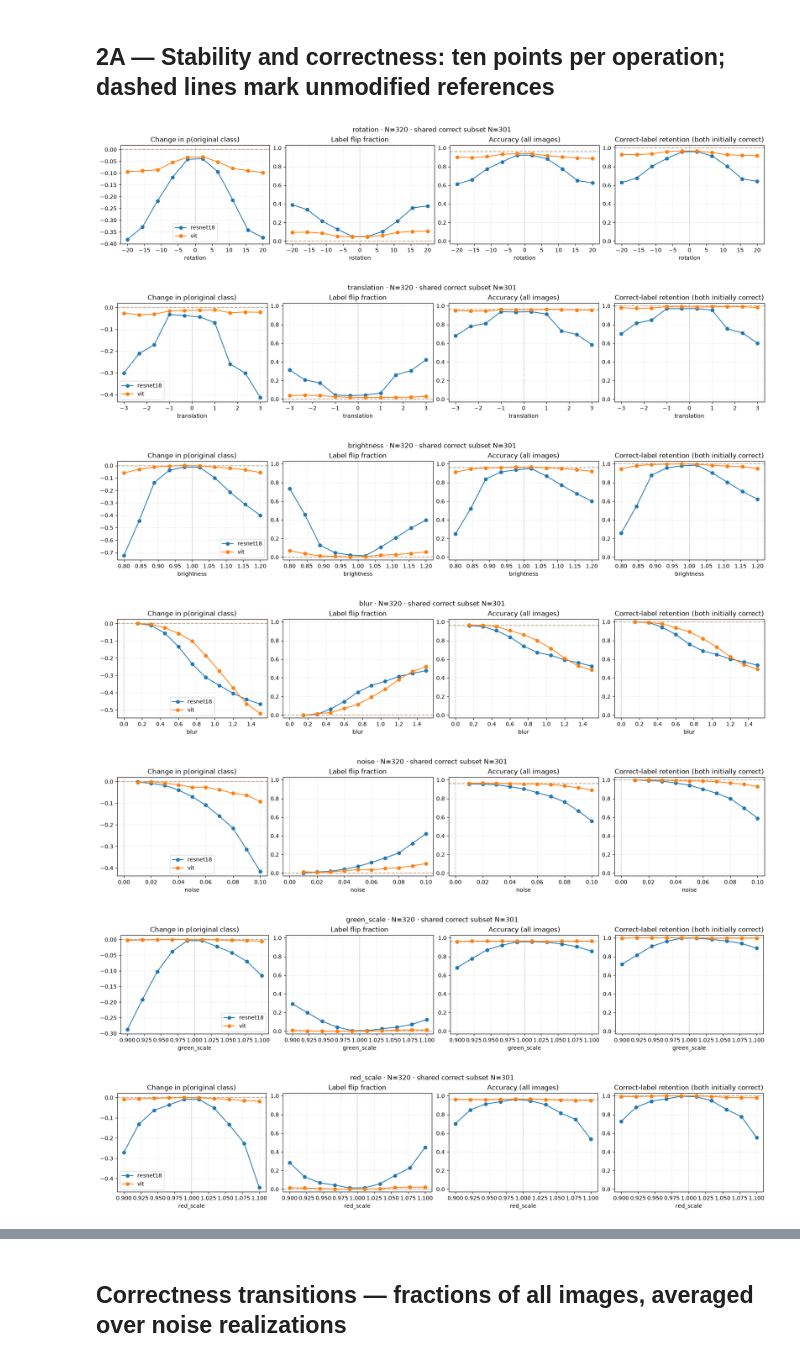
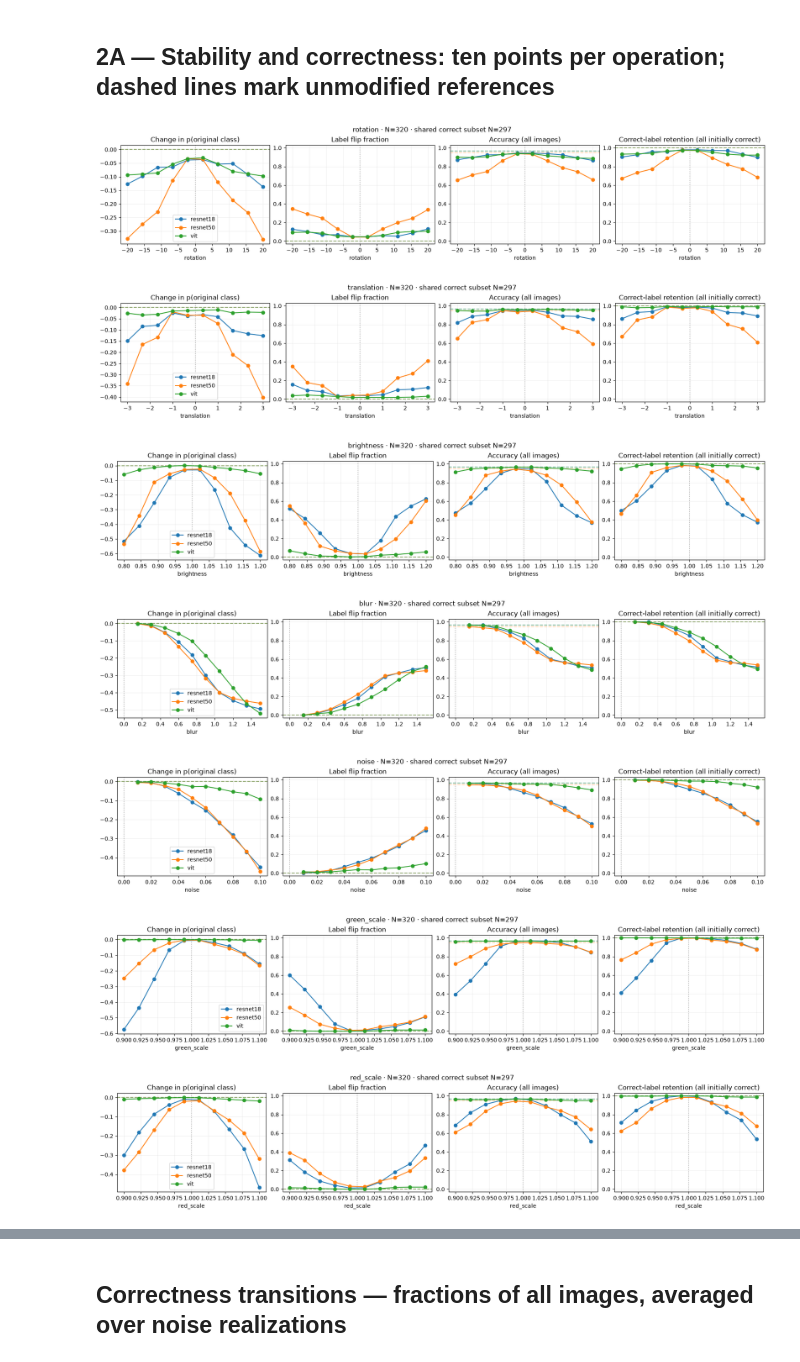
Before and after one commit to jseibezeder/AI_and_Visualization_Project, a Jupyter notebook: stability_analysis.ipynb, the cells around one changed output, grey strips where cells are left out. Cells and saved outputs as stored; diff of their text form; code cells hidden in the pictures.

```diff
--- a/stability_analysis.ipynb
+++ b/stability_analysis.ipynb
@@ -10,19 +10,22 @@ import torch
 import matplotlib.pyplot as plt
 from PIL import Image, ImageEnhance, ImageFilter
 from transformers import ViTForImageClassification, ViTImageProcessor
-from models.resnet18.models import ResNet18
+from torchvision.models import resnet18
+from models.resnet18.models import ResNet50
 
 seed, per_class, batch_size = 42, 40, 32
 torch.manual_seed(seed)
 torch.backends.cudnn.benchmark = False
 torch.use_deterministic_algorithms(True, warn_only=True)
 device = torch.device('cuda' if torch.cuda.is_available() else 'cpu')
-model_names = ['resnet18', 'vit']
+model_names = ['resnet18', 'resnet50', 'vit']
 class_names = list(json.loads(Path('data/metadata.json').read_text())['label'].values())
 class_names[3] = 'immature granulocytes'
 output = Path('predictions/stability.npz')
 output.parent.mkdir(exist_ok=True)
 print(device)
+from itertools import combinations
+pairs = list(combinations(range(len(model_names)), 2))
 # %% [output]
 cuda
 # %% [markdown]
@@ -88,30 +91,33 @@ def transform(images, kind, level, repeat=0):
 # %% [markdown]
 ## Load models and predict in batches
 # %%
-cnn = ResNet18(in_channels=3, num_classes=8)
-checkpoint = torch.load('models/resnet18/resnet18_28_1.pth', map_location='cpu', weights_only=True)
-cnn.load_state_dict(checkpoint['net'])
-vit = ViTForImageClassification.from_pretrained('models/vit', local_files_only=True)
+models = [resnet18(weights=None, num_classes=8), ResNet50(in_channels=3, num_classes=8)]
+checkpoints = ['weights_bloodmnist/resnet18_224_1.pth', 'weights_bloodmnist/resnet50_28_1.pth', 'models/vit']
+for model, path in zip(models, checkpoints):
+    model.load_state_dict(torch.load(path, map_location='cpu', weights_only=True)['net'])
+models.append(ViTForImageClassification.from_pretrained('models/vit', local_files_only=True))
+models = [model.to(device).eval() for model in models]
 processor = ViTImageProcessor.from_pretrained('models/vit', local_files_only=True)
-models = [cnn.to(device).eval(), vit.to(device).eval()]
 
 @torch.inference_mode()
-def predict(model_index, images):
+def predict(m, images):
     probabilities, scores = [], []
     for start in range(0, len(images), batch_size):
         batch = images[start:start + batch_size]
-        if model_index == 0:
+        if model_names[m] != 'vit':
             x = torch.from_numpy(batch.copy()).permute(0, 3, 1, 2).to(device).float()
-            logits = models[0]((x / 255 - 0.5) / 0.5)
+            if model_names[m] == 'resnet18':
+                x = torch.nn.functional.interpolate(x, size=(224, 224), mode='nearest')
+            logits = models[m]((x / 255 - 0.5) / 0.5)
         else:
             inputs = processor(images=list(batch), return_tensors='pt').to(device)
-            logits = models[1](**inputs).logits
+            logits = models[m](**inputs).logits
         probabilities.append(logits.softmax(-1).cpu().numpy())
         scores.append(logits.cpu().numpy())
     return np.concatenate(probabilities), np.concatenate(scores)
 
 baseline_logits = []
-for m in range(2):
+for m in range(len(models)):
     p, scores = predict(m, images)
     np.testing.assert_allclose(p, baseline[m], atol=1e-5, rtol=1e-4)
     baseline_logits.append(scores)
@@ -121,17 +127,18 @@ for m in range(2):
 probabilities, logits = {}, {}
 for kind, values in levels.items():
     repeats = 3 if kind == 'noise' else 1
-    p = np.empty((2, len(values), repeats, len(images), 8), dtype=np.float32)
+    p = np.empty((len(models), len(values), repeats, len(images), 8), dtype=np.float32)
     scores = np.empty_like(p)
     for j, level in enumerate(values):
         for repeat in range(repeats):
             changed = transform(images, kind, level, repeat)
-            for m in range(2):
+            for m in range(len(models)):
                 p[m, j, repeat], scores[m, j, repeat] = predict(m, changed)
     probabilities[kind], logits[kind] = p, scores
     print(f'{kind}: {len(values)} levels completed')
 np.savez_compressed(output, **probabilities, baseline=baseline, indices=indices, labels=labels,
                     seed=seed, model_names=model_names, class_names=class_names,
+                    checkpoints=checkpoints, model_input_resolutions=[224, 28, 224],
                     baseline_logits=np.stack(baseline_logits), split='test',
                     axes=['model', 'level', 'realization', 'image', 'class'],
                     border_fill_rgb=[128, 128, 128], input_shape=[28, 28, 3],
@@ -160,7 +167,7 @@ with np.load(output, allow_pickle=False) as saved:
 images = test_images[indices]
 base_class = baseline.argmax(-1)
 base_probability = np.take_along_axis(baseline, base_class[..., None], axis=-1)[..., 0]
-both_correct = (base_class == labels).all(axis=0)
+all_correct = (base_class == labels).all(axis=0)
 metrics = {}
 for kind, p in probabilities.items():
     predicted = p.argmax(-1)
@@ -171,7 +178,7 @@ for kind, p in probabilities.items():
         'Change in p(original class)': retained - base_probability[:, None, :],
         'Label flip fraction': (predicted != base_class[:, None, None, :]).mean(axis=2),
         'Accuracy (all images)': correct,
-        'Correct-label retention (both initially correct)': correct[:, :, both_correct],
+        'Correct-label retention (all initially correct)': correct[:, :, all_correct],
         'Correct → wrong': (1 - correct) * (base_class == labels)[:, None, :],
         'Wrong → correct': correct * (base_class != labels)[:, None, :],
     }
@@ -180,27 +187,27 @@ for kind, p in probabilities.items():
 # %%
 for kind, values in levels.items():
     fig, axes = plt.subplots(1, 4, figsize=(17, 3.5), layout='constrained')
     reference = 1 if kind in ('brightness', 'green_scale', 'red_scale', 'blue_scale') else 0
     for ax, title in zip(axes, list(metrics[kind])[:4]):
         for m, name in enumerate(model_names):
             data = metrics[kind][title][m]
             y = data.mean(axis=-1) if data.shape[-1] else np.full(10, np.nan)
             line, = ax.plot(values, y, 'o-', label=name)
             base = (base_class[m] == labels).mean() if title.startswith('Accuracy') else (1 if title.startswith('Correct-label') else 0)
             ax.axhline(base, color=line.get_color(), ls='--', alpha=0.35)
         ax.axvline(reference, color='gray', ls=':', alpha=0.5)
         ax.set(title=title, xlabel=kind)
         if not title.startswith('Change'):
             ax.set_ylim(-0.03, 1.03)
         ax.grid(alpha=0.2)
     axes[0].legend()
-    fig.suptitle(f'{kind} · N={len(labels)} · shared correct subset N={both_correct.sum()}')
+    fig.suptitle(f'{kind} · N={len(labels)} · shared correct subset N={all_correct.sum()}')
     plt.show()
 # %% [output]
-[figure, old version]
+[figure, new version]
-[figure, old version]
+[figure, new version]
-[figure, old version]
+[figure, new version]
-[figure, old version]
+[figure, new version]
-[figure, old version]
+[figure, new version]
-[figure, old version]
+[figure, new version]
-[figure, old version]
+[figure, new version]
```
Also changed, not shown: parts of 6 cells of this notebook, 23 other files.
